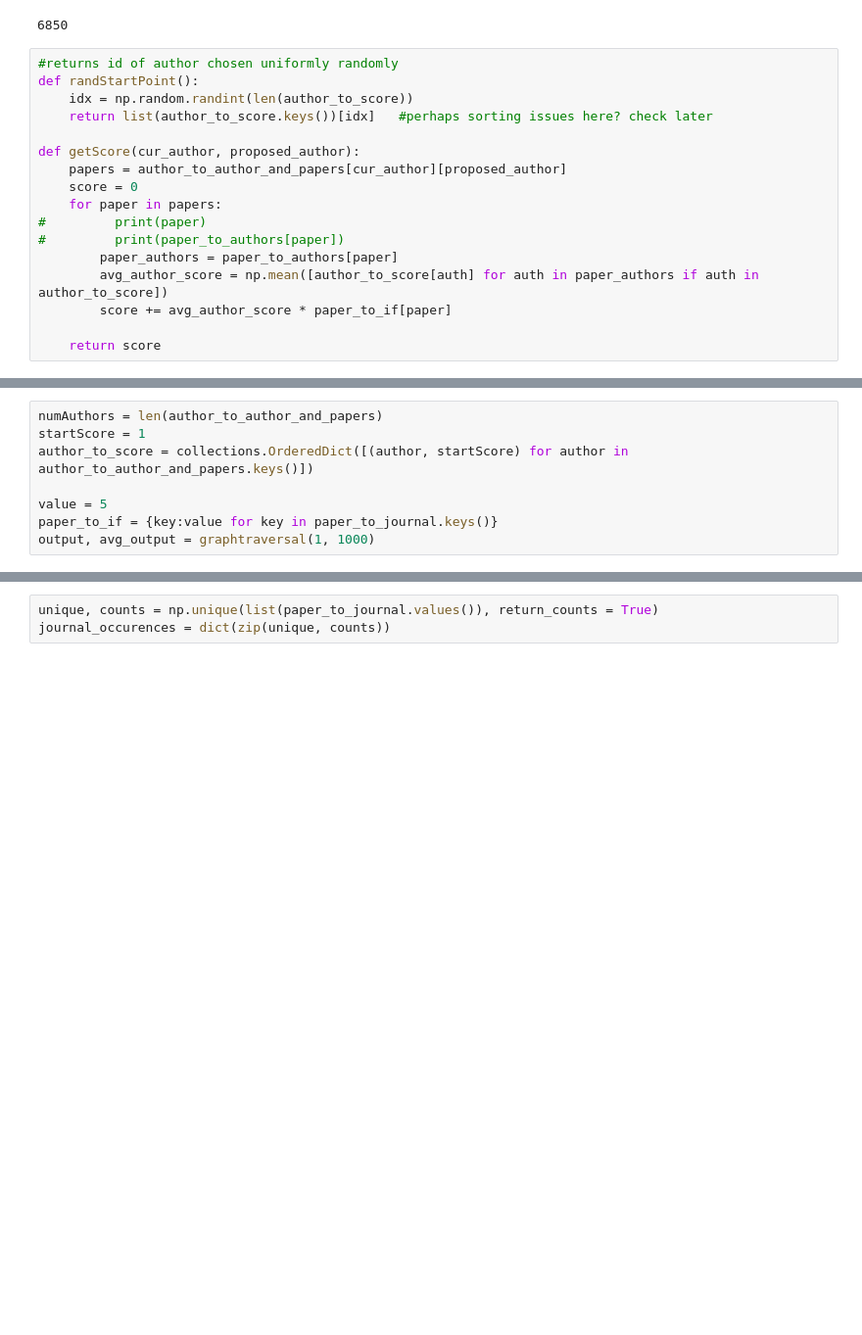
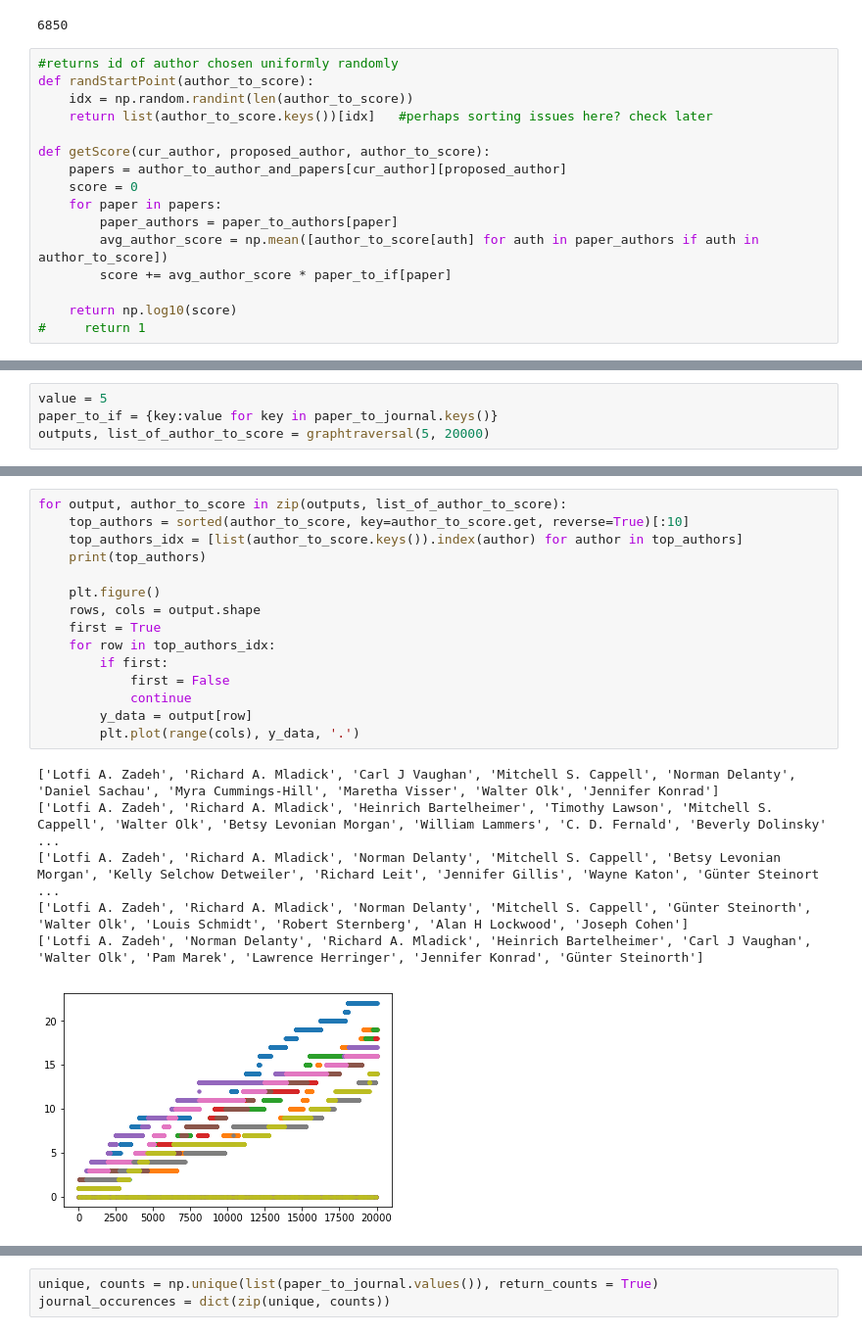
Before and after one commit to irichen/ee126finalproj, a Jupyter notebook: parsing/Combined skeleton code.ipynb, the cells around one changed output, grey strips where cells are left out. Shown: that part at 98% size. Drawn from its saved outputs; the diff is of its cells as text; blank space fills up the shorter version.

Commit message:
clean up, changed scoring, and added plotting

```diff
--- a/parsing/Combined skeleton code.ipynb
+++ b/parsing/Combined skeleton code.ipynb
@@ -83,21 +83,20 @@ len(author_to_author_and_papers)
 6850
 # %%
 #returns id of author chosen uniformly randomly
-def randStartPoint():
+def randStartPoint(author_to_score):
     idx = np.random.randint(len(author_to_score))
     return list(author_to_score.keys())[idx]   #perhaps sorting issues here? check later
 
-def getScore(cur_author, proposed_author):
+def getScore(cur_author, proposed_author, author_to_score):
     papers = author_to_author_and_papers[cur_author][proposed_author]
     score = 0
     for paper in papers:
-#         print(paper)
-#         print(paper_to_authors[paper])
         paper_authors = paper_to_authors[paper]
         avg_author_score = np.mean([author_to_score[auth] for auth in paper_authors if auth in author_to_score])
         score += avg_author_score * paper_to_if[paper]
 
-    return score
+    return np.log10(score)
+#     return 1
 # %%
 #to do: sum up multiple papers btwn a and b
 
@@ -198,8 +191,0 @@ def graphtraversal(num_trials, num_walks_per_trial):
-# %%
-numAuthors = len(author_to_author_and_papers)
-startScore = 1
-author_to_score = collections.OrderedDict([(author, startScore) for author in author_to_author_and_papers.keys()])
-
-value = 5
-paper_to_if = {key:value for key in paper_to_journal.keys()}
-output, avg_output = graphtraversal(1, 1000)
@@ -233,0 +192,4 @@ plt.hist(author_to_score.values())
+# %%
+value = 5
+paper_to_if = {key:value for key in paper_to_journal.keys()}
+outputs, list_of_author_to_score = graphtraversal(5, 20000)
@@ -233,0 +214,22 @@ plt.hist(author_to_score.values())
+# %%
+for output, author_to_score in zip(outputs, list_of_author_to_score):
+    top_authors = sorted(author_to_score, key=author_to_score.get, reverse=True)[:10]
+    top_authors_idx = [list(author_to_score.keys()).index(author) for author in top_authors]
+    print(top_authors)
+
+    plt.figure()
+    rows, cols = output.shape
+    first = True
+    for row in top_authors_idx:
+        if first:
+            first = False
+            continue
+        y_data = output[row]
+        plt.plot(range(cols), y_data, '.')
+# %% [output]
+['Lotfi A. Zadeh', 'Richard A. Mladick', 'Carl J Vaughan', 'Mitchell S. Cappell', 'Norman Delanty', 'Daniel Sachau', 'Myra Cummings-Hill', 'Maretha Visser', 'Walter Olk', 'Jennifer Konrad']
+['Lotfi A. Zadeh', 'Richard A. Mladick', 'Heinrich Bartelheimer', 'Timothy Lawson', 'Mitchell S. Cappell', 'Walter Olk', 'Betsy Levonian Morgan', 'William Lammers', 'C. D. Fernald', 'Beverly Dolinsky' ...
+['Lotfi A. Zadeh', 'Richard A. Mladick', 'Norman Delanty', 'Mitchell S. Cappell', 'Betsy Levonian Morgan', 'Kelly Selchow Detweiler', 'Richard Leit', 'Jennifer Gillis', 'Wayne Katon', 'Günter Steinort ...
+['Lotfi A. Zadeh', 'Richard A. Mladick', 'Norman Delanty', 'Mitchell S. Cappell', 'Günter Steinorth', 'Walter Olk', 'Louis Schmidt', 'Robert Sternberg', 'Alan H Lockwood', 'Joseph Cohen']
+['Lotfi A. Zadeh', 'Norman Delanty', 'Richard A. Mladick', 'Heinrich Bartelheimer', 'Carl J Vaughan', 'Walter Olk', 'Pam Marek', 'Lawrence Herringer', 'Jennifer Konrad', 'Günter Steinorth']
+[figure, added]
```
Also changed, not shown: parts of 7 cells of this notebook, 1 other file.
